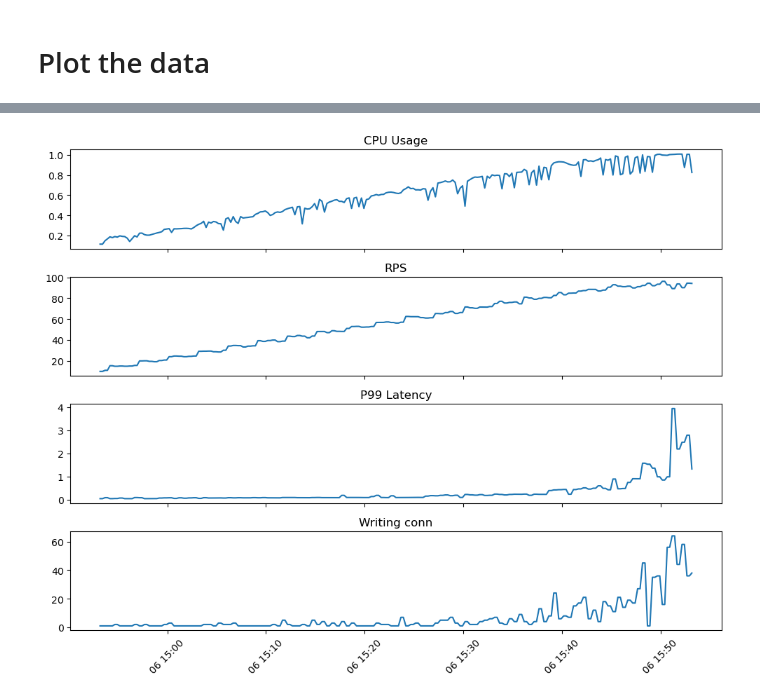
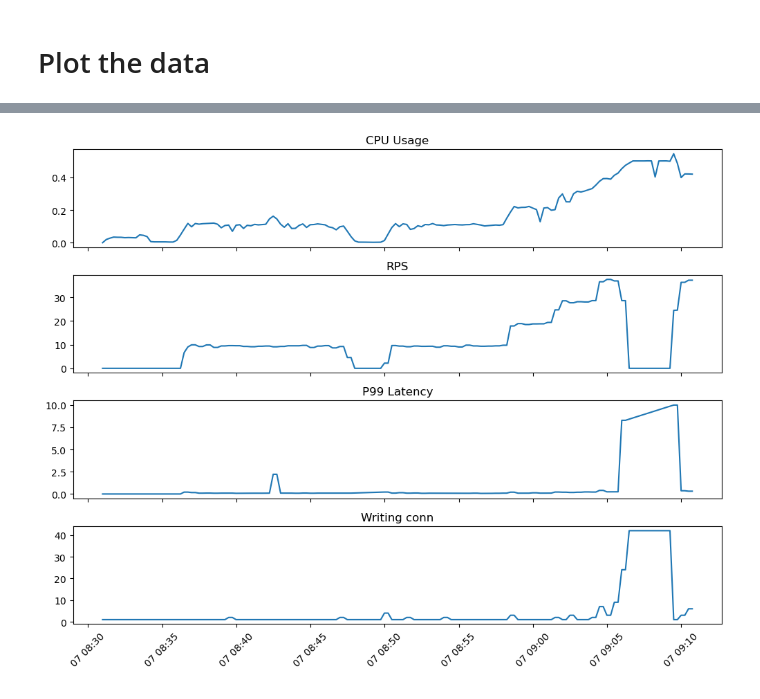
Before and after one commit to Boygioi15/predictive-autoscaling-k8s-test-2, a Jupyter notebook: ai-model/fetch_metric.ipynb, the cells around one changed output, grey strips where cells are left out. Saved outputs shown, nothing was run; the diff lists cells and outputs as text; code cells hidden in the pictures.

Commit message:
sync-500, variate greatly

```diff
--- a/ai-model/fetch_metric.ipynb
+++ b/ai-model/fetch_metric.ipynb
@@ -149,26 +164,26 @@ df.head()
 # %%
 import pandas as pd
 import matplotlib.pyplot as plt
 
-df = pd.read_csv("./data/baseline/unlimited.csv")
+df = pd.read_csv("./data/baseline/sync-500.csv")
 df.rename(columns={"Unnamed: 0": "time"}, inplace=True)
 df["time"] = pd.to_datetime(df["time"])
 
 fig, ax = plt.subplots(4, 1, figsize=(10, 8), sharex=True)
 
 ax[0].plot(df["time"], df["cpu_usage"])
 ax[0].set_title("CPU Usage")
 
 ax[1].plot(df["time"], df["ingress_rps_1m"])
 ax[1].set_title("RPS")
 
 ax[2].plot(df["time"], df["ingress_p99_latency"])
 ax[2].set_title("P99 Latency")
 
 ax[3].plot(df["time"], df["nginx_writing_conn"])
 ax[3].set_title("Writing conn")
 plt.xticks(rotation=45)
 plt.tight_layout()
 plt.show()
 # %% [output]
-[figure, old version]
+[figure, new version]
```
Also changed, not shown: parts of 4 cells of this notebook, 6 other files.
